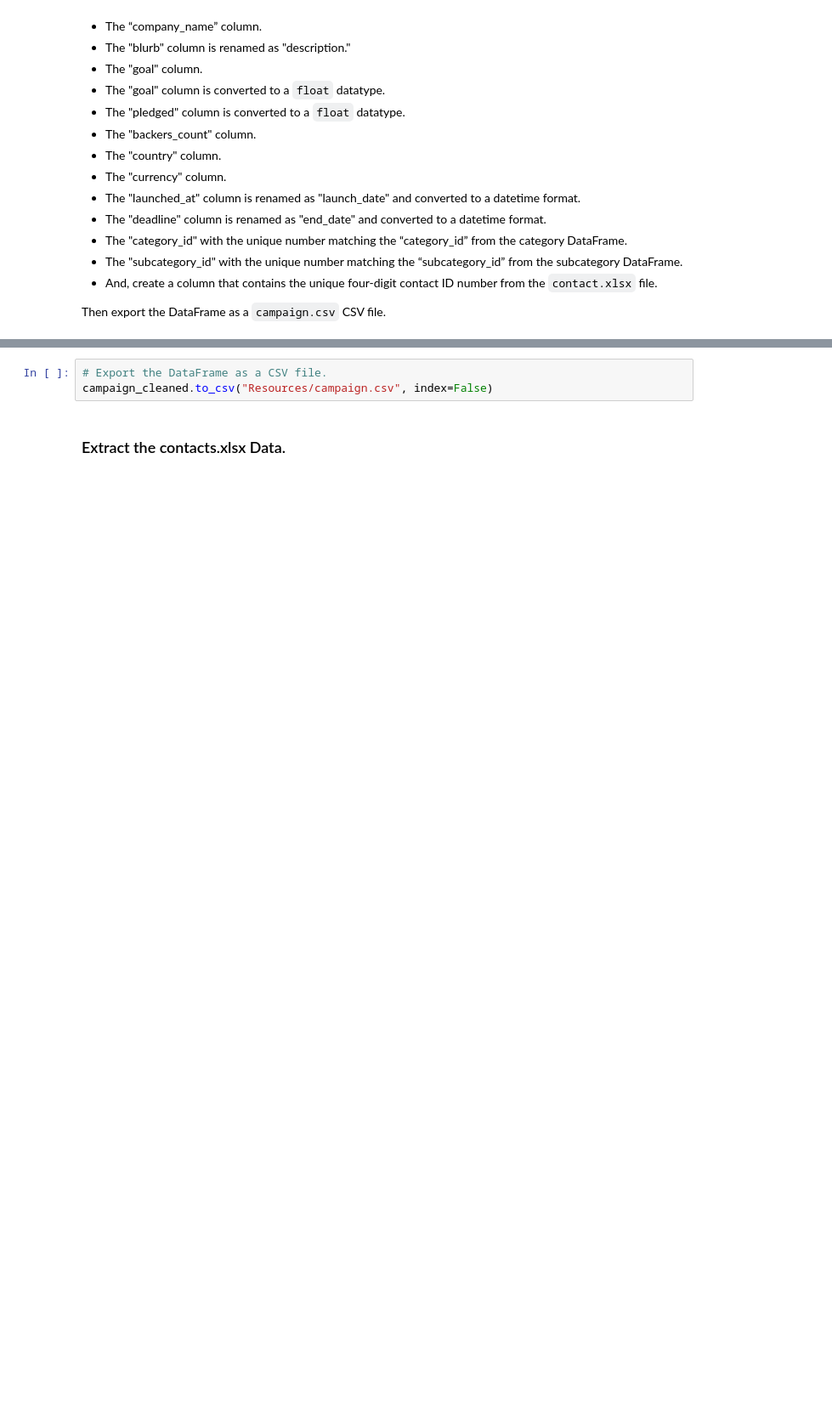
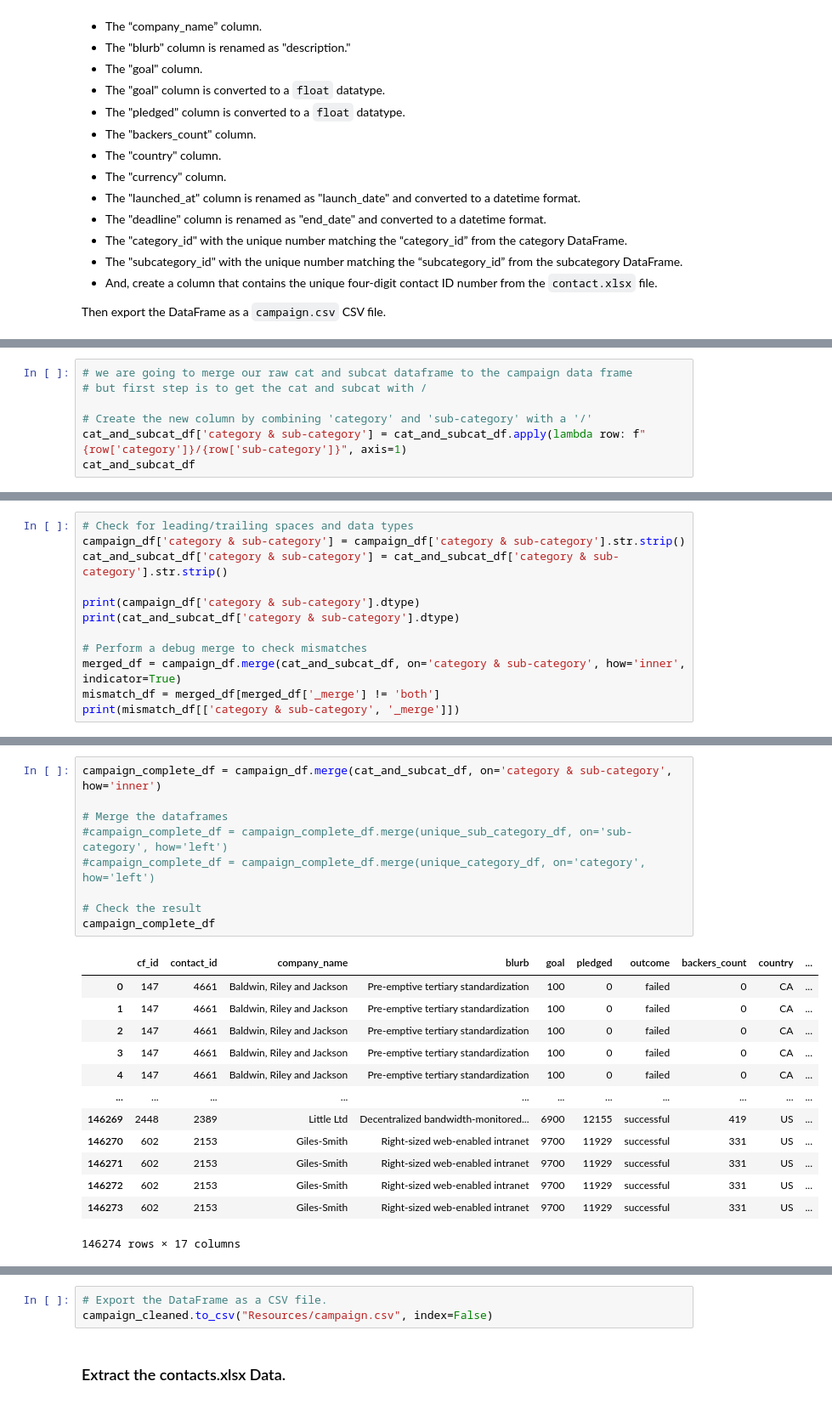
Before and after one commit to Santicorts/Crowdfunding_ETL, a Jupyter notebook: ETL_Mini_Project_SCortes_MGomez.ipynb, the cells around one changed output, grey strips where cells are left out. Shown at 85% size. Saved outputs shown, nothing was run; the diff lists cells and outputs as text; blank space fills up the shorter version.

```diff
--- a/ETL_Mini_Project_SCortes_MGomez.ipynb
+++ b/ETL_Mini_Project_SCortes_MGomez.ipynb
@@ -260,0 +183,7 @@ campaign_df.head()
+# %%
+# we are going to merge our raw cat and subcat dataframe to the campaign data frame
+# but first step is to get the cat and subcat with /
+
+# Create the new column by combining 'category' and 'sub-category' with a '/'
+cat_and_subcat_df['category & sub-category'] = cat_and_subcat_df.apply(lambda row: f"{row['category']}/{row['sub-category']}", axis=1)
+cat_and_subcat_df
@@ -260,0 +204,12 @@ campaign_df.head()
+# %%
+# Check for leading/trailing spaces and data types
+campaign_df['category & sub-category'] = campaign_df['category & sub-category'].str.strip()
+cat_and_subcat_df['category & sub-category'] = cat_and_subcat_df['category & sub-category'].str.strip()
+
+print(campaign_df['category & sub-category'].dtype)
+print(cat_and_subcat_df['category & sub-category'].dtype)
+
+# Perform a debug merge to check mismatches
+merged_df = campaign_df.merge(cat_and_subcat_df, on='category & sub-category', how='inner', indicator=True)
+mismatch_df = merged_df[merged_df['_merge'] != 'both']
+print(mismatch_df[['category & sub-category', '_merge']])
@@ -260,0 +247,23 @@ campaign_df.head()
+# %%
+campaign_complete_df = campaign_df.merge(cat_and_subcat_df, on='category & sub-category', how='inner')
+
+# Merge the dataframes
+#campaign_complete_df = campaign_complete_df.merge(unique_sub_category_df, on='sub-category', how='left')
+#campaign_complete_df = campaign_complete_df.merge(unique_category_df, on='category', how='left')
+
+# Check the result
+campaign_complete_df
+# %% [output]
+|  | cf_id | contact_id | company_name | blurb | goal | pledged | outcome | backers_count | country | ... |
+| 0 | 147 | 4661 | Baldwin, Riley and Jackson | Pre-emptive tertiary standardization | 100 | 0 | failed | 0 | CA | ... |
+| 1 | 147 | 4661 | Baldwin, Riley and Jackson | Pre-emptive tertiary standardization | 100 | 0 | failed | 0 | CA | ... |
+| 2 | 147 | 4661 | Baldwin, Riley and Jackson | Pre-emptive tertiary standardization | 100 | 0 | failed | 0 | CA | ... |
+| 3 | 147 | 4661 | Baldwin, Riley and Jackson | Pre-emptive tertiary standardization | 100 | 0 | failed | 0 | CA | ... |
+| 4 | 147 | 4661 | Baldwin, Riley and Jackson | Pre-emptive tertiary standardization | 100 | 0 | failed | 0 | CA | ... |
+| ... | ... | ... | ... | ... | ... | ... | ... | ... | ... | ... |
+| 146269 | 2448 | 2389 | Little Ltd | Decentralized bandwidth-monitored... | 6900 | 12155 | successful | 419 | US | ... |
+| 146270 | 602 | 2153 | Giles-Smith | Right-sized web-enabled intranet | 9700 | 11929 | successful | 331 | US | ... |
+| 146271 | 602 | 2153 | Giles-Smith | Right-sized web-enabled intranet | 9700 | 11929 | successful | 331 | US | ... |
+| 146272 | 602 | 2153 | Giles-Smith | Right-sized web-enabled intranet | 9700 | 11929 | successful | 331 | US | ... |
+| 146273 | 602 | 2153 | Giles-Smith | Right-sized web-enabled intranet | 9700 | 11929 | successful | 331 | US | ... |
+146274 rows × 17 columns
```
Also changed, not shown: parts of 43 cells of this notebook, 3 other files.
